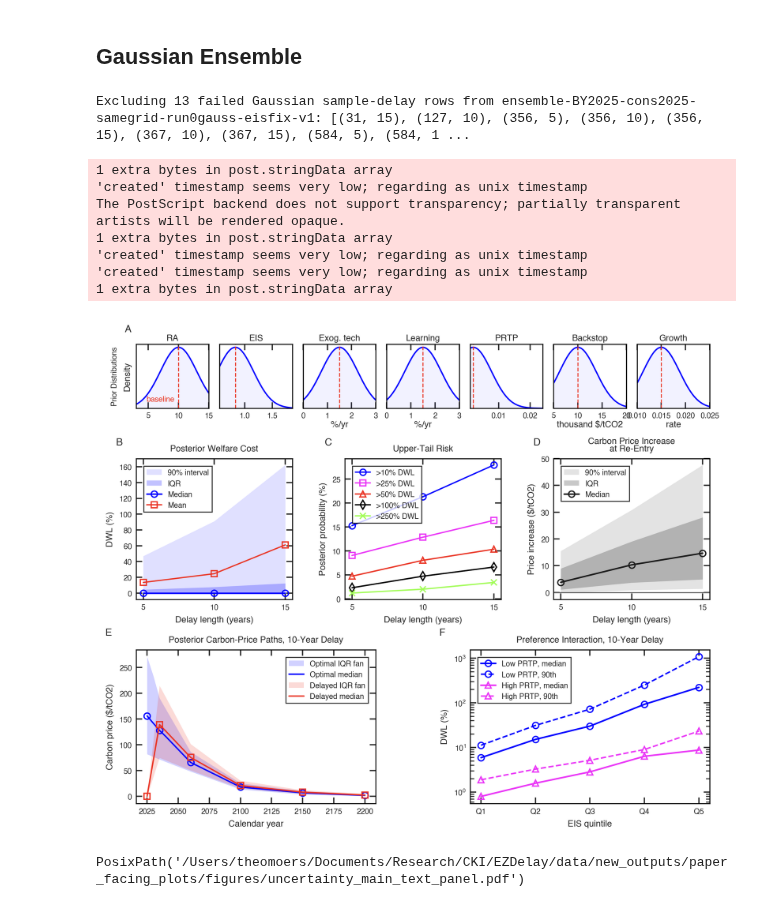
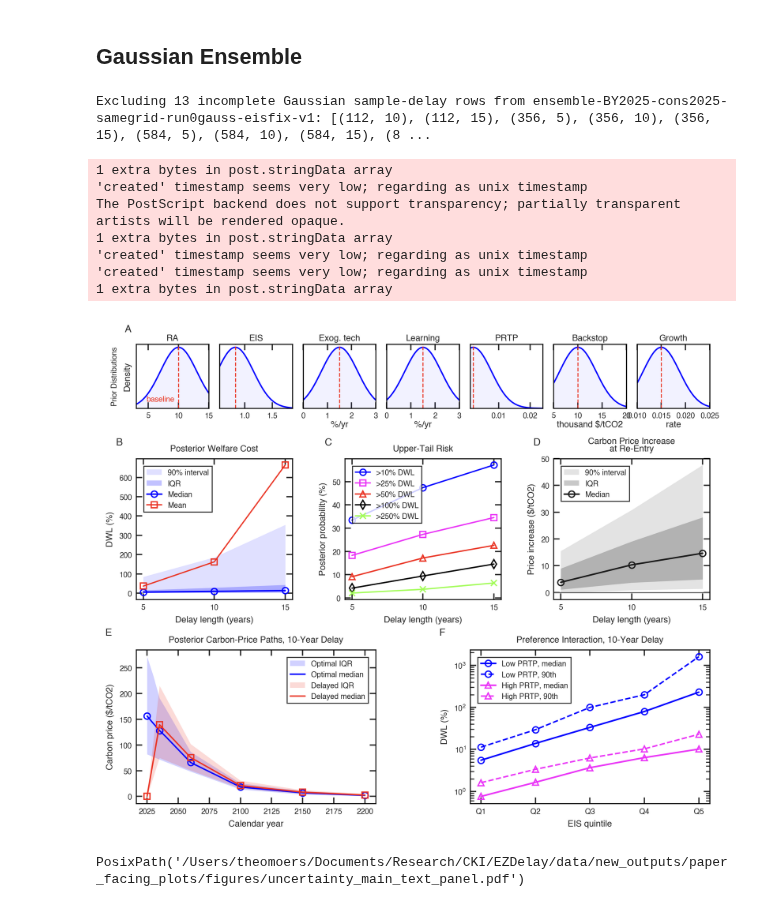
Before and after one commit to gwagnerGH/delay, a Jupyter notebook: notebooks/paper_facing_plots.ipynb, the cells around one changed output. Drawn from its saved outputs; the diff is of its cells as text; code cells hidden in the pictures.

Commit message:
Add ensemble welfare post-processing

```diff
--- a/notebooks/paper_facing_plots.ipynb
+++ b/notebooks/paper_facing_plots.ipynb
@@ -1064,7 +1064,10 @@ PARAMETER_LABELS = {
     "growth": "Growth",
 }
 
-ensemble_results = pd.read_csv(ENSEMBLE_ANALYSIS / f"{ENSEMBLE_FOLDER}_consolidated_results.csv")
+POSTPROCESSED_RESULTS = ENSEMBLE_ANALYSIS / f"{ENSEMBLE_FOLDER}_consolidated_results_dwl_postprocessed.csv"
+if not POSTPROCESSED_RESULTS.is_file():
+    raise FileNotFoundError(f"Required post-processed Gaussian results not found: {POSTPROCESSED_RESULTS}")
+ensemble_results = pd.read_csv(POSTPROCESSED_RESULTS)
 ensemble_timeseries = pd.read_csv(ENSEMBLE_ANALYSIS / f"{ENSEMBLE_FOLDER}_consolidated_timeseries.csv")
 sample_files = sorted((ENSEMBLE_DIR / "samples").glob("Gaussian_samples_N*_DIMS7_BRprefs_run0mode.csv"))
 if not sample_files:
@@ -1100,6 +1103,16 @@ valid_gaussian = (
     & ensemble_results["delta_c_5yr_pct"].ge(-1e-6)
     & ensemble_results["reentry_price_increase"].abs().le(500.0)
 )
+expected_gaussian_delays = {5, 10, 15}
+complete_sample_delays = (
+    ensemble_results.loc[valid_gaussian]
+    .groupby("sample_index")["delay_year"]
+    .agg(lambda values: set(values.astype(int)))
+)
+complete_gaussian_samples = set(
+    complete_sample_delays.index[complete_sample_delays.eq(expected_gaussian_delays)].astype(int)
+)
+valid_gaussian &= ensemble_results["sample_index"].isin(complete_gaussian_samples)
 invalid_gaussian_keys = set(
     (int(row[0]), int(row[1]))
     for row in ensemble_results.loc[~valid_gaussian, ["sample_index", "delay_year"]]
@@ -1109,7 +1122,7 @@ invalid_gaussian_keys = set(
 )
 if invalid_gaussian_keys:
     print(
-        f"Excluding {len(invalid_gaussian_keys)} failed Gaussian sample-delay rows "
+        f"Excluding {len(invalid_gaussian_keys)} incomplete Gaussian sample-delay rows "
         f"from {ENSEMBLE_FOLDER}: {sorted(invalid_gaussian_keys)}"
     )
 
@@ -1276,7 +1289,7 @@ real_path_years = np.array([2025, 2035, 2060, 2100, 2150, 2200], dtype=float)
 for scenario, color, marker in [("Optimal", MATLAB_COLORS[0], "o"), ("Delayed", MATLAB_COLORS[2], "s")]:
     sub = path_summary.loc[path_summary["scenario"] == scenario].copy()
     x = sub["year"].to_numpy(dtype=float)
-    ax.fill_between(x, sub["p25"], sub["p75"], color=color, alpha=0.18, linewidth=0, label=f"{scenario} IQR fan")
+    ax.fill_between(x, sub["p25"], sub["p75"], color=color, alpha=0.18, linewidth=0, label=f"{scenario} IQR")
     ax.plot(x, sub["median"], color=color, linewidth=1.1, label=f"{scenario} median")
     marked = sub.loc[sub["year"].isin(real_path_years)]
     ax.plot(marked["year"], marked["median"], linestyle="none", color=color, marker=marker, markerfacecolor="none")
@@ -1310,33 +1323,33 @@ for prtp_bin, color, marker in [(1, MATLAB_COLORS[0], "o"), (3, MATLAB_COLORS[1]
     label_prefix = line["prtp_label"].iloc[0]
     ax.plot(line["eis_bin"], line["median_dwl_pct"], color=color, linestyle="-", marker=marker, markerfacecolor="none", linewidth=1.25, label=f"{label_prefix}, median")
     ax.plot(line["eis_bin"], line["p90_dwl_pct"], color=color, linestyle="--", marker=marker, markerfacecolor="none", linewidth=1.15, label=f"{label_prefix}, 90th")
 ax.set_title("Preference Interaction, 10-Year Delay", fontsize=JOURNAL_PARAMS_fonts["title.fontsize"])
 ax.set_xlabel("EIS quintile", fontsize=JOURNAL_PARAMS_fonts["xlabel"])
 ax.set_ylabel("DWL (%)", fontsize=JOURNAL_PARAMS_fonts["ylabel"])
 ax.set_xticks(range(1, 6))
 ax.set_xticklabels([f"Q{i}" for i in range(1, 6)])
 ax.set_yscale("log")
 ax.legend(frameon=True, loc="upper left", fontsize=JOURNAL_PARAMS_fonts["legend.fontsize"], borderaxespad=1.0)
 ax.text(-0.3, 0.5, "Prior Distributions", transform=fig.axes[0].transAxes, ha="center", va="center", fontsize=JOURNAL_PARAMS_fonts["annotation.fontsize"], fontweight="bold", rotation=90)
 
 style_all_axes(fig)
 fig.subplots_adjust(left=0.07, right=0.98, top=0.94, bottom=0.075)
 main_uncertainty_panel_path = finish_figure(
     fig,
     "uncertainty_main_text_panel.pdf",
     figsize=JOURNAL_TWO_COLUMN_TALL_FIGSIZE,
     tight=False,
 )
 plt.close(fig)
 main_uncertainty_panel_path
 # %% [output]
-Excluding 13 failed Gaussian sample-delay rows from ensemble-BY2025-cons2025-samegrid-run0gauss-eisfix-v1: [(31, 15), (127, 10), (356, 5), (356, 10), (356, 15), (367, 10), (367, 15), (584, 5), (584, 1 ...
+Excluding 13 incomplete Gaussian sample-delay rows from ensemble-BY2025-cons2025-samegrid-run0gauss-eisfix-v1: [(112, 10), (112, 15), (356, 5), (356, 10), (356, 15), (584, 5), (584, 10), (584, 15), (8 ...
 1 extra bytes in post.stringData array
 'created' timestamp seems very low; regarding as unix timestamp
 The PostScript backend does not support transparency; partially transparent artists will be rendered opaque.
 1 extra bytes in post.stringData array
 'created' timestamp seems very low; regarding as unix timestamp
 'created' timestamp seems very low; regarding as unix timestamp
 1 extra bytes in post.stringData array
-[figure, old version]
+[figure, new version]
 PosixPath('/Users/theomoers/Documents/Research/CKI/EZDelay/data/new_outputs/paper_facing_plots/figures/uncertainty_main_text_panel.pdf')
```
Also changed, not shown: parts of 2 cells of this notebook, 18 other files.
